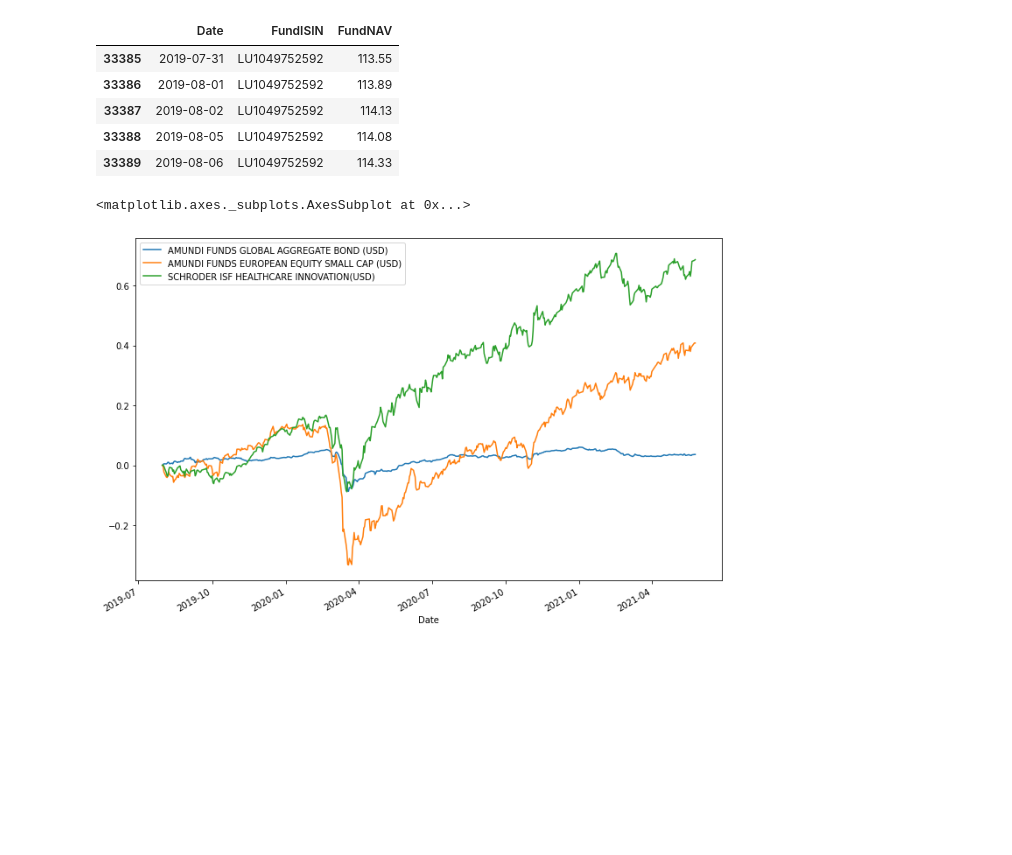
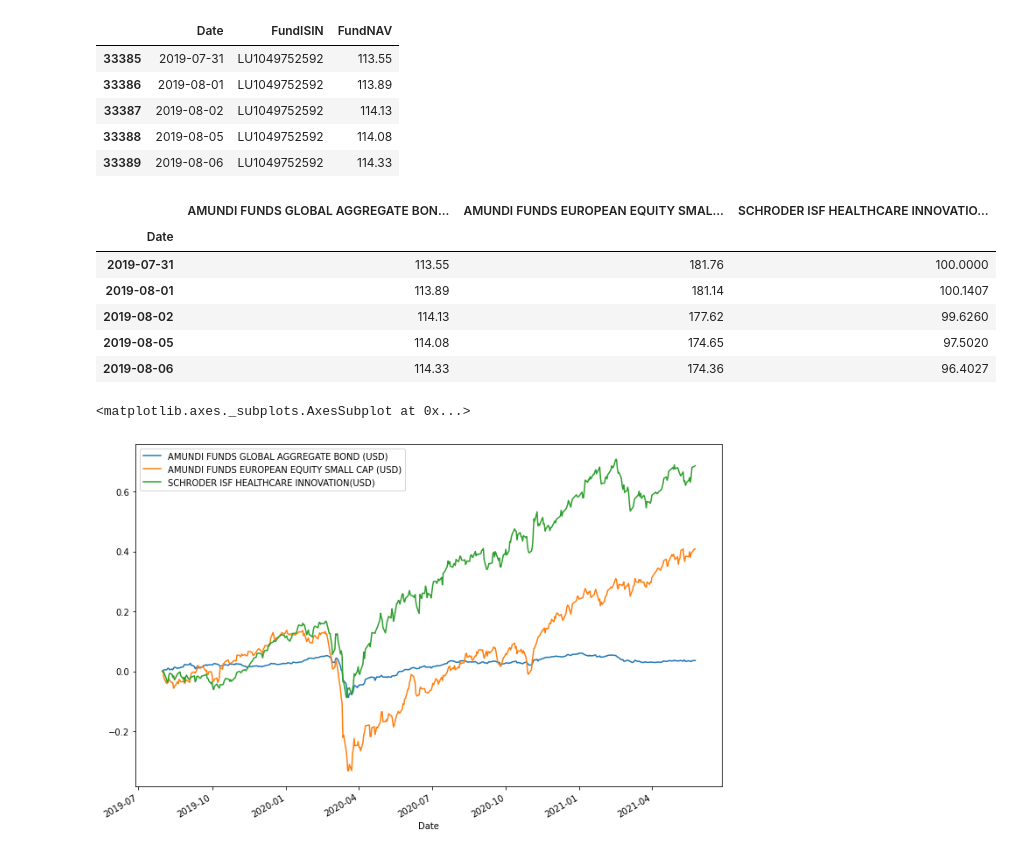
Before and after one commit to Nord-ouest-Advisors/InvestGuard, a Jupyter notebook: InvestGuard.ipynb, the cells around one changed output. Saved outputs shown, nothing was run; the diff lists cells and outputs as text; code cells hidden in the pictures; blank space fills up the shorter version.

```diff
--- a/InvestGuard.ipynb
+++ b/InvestGuard.ipynb
@@ -246,9 +246,9 @@ portfolios_dict
 
  [9 rows x 13 columns]}
 # %%
-prtfl = portfolios_dict['PopularPortfolio_04']
-prtfl_prices = prices[(prices['FundISIN'].isin(prtfl['FundISIN'].unique())) & (prices['Date']>=prtfl['InstructionDate'].min())]
-prtfl
+prtfl_trnx = portfolios_dict['PopularPortfolio_04']
+prtfl_prices = prices[(prices['FundISIN'].isin(prtfl_trnx['FundISIN'].unique())) & (prices['Date']>=prtfl_trnx['InstructionDate'].min())]
+prtfl_trnx
 # %% [output]
 |  | CustomerID | InstructionDate | FundISIN | FundName | FundCurrency | FundOperation | FundPortfolio | ... |
 | 12 | Admin | 2019-07-31 | LU1983299246 | SCHRODER ISF HEALTHCARE INNOVATION | USD | Buy | PopularPortfolio_04 | ... |
@@ -266,10 +266,20 @@ prtfl_prices.head()
 # %%
 prtfl_prices_df = prtfl_prices.set_index('Date')
 prtfl_prices_df = prtfl_prices_df.pivot(columns=['FundISIN']).fillna(method='bfill')
 prtfl_prices_df.columns = [col[1] for col in prtfl_prices_df.columns]
 prtfl_prices_df.rename(columns=names, inplace=True)
-cumulative_returns(prtfl_prices_df).plot(figsize=(12,8), legend=True)
+prtfl_prices_df.head()
 # %% [output]
-<matplotlib.axes._subplots.AxesSubplot at 0x...>
-[figure, removed]
+|  | AMUNDI FUNDS GLOBAL AGGREGATE BON... | AMUNDI FUNDS EUROPEAN EQUITY SMAL... | SCHRODER ISF HEALTHCARE INNOVATIO... |
+| Date |  |  |  |
+| 2019-07-31 | 113.55 | 181.76 | 100.0000 |
+| 2019-08-01 | 113.89 | 181.14 | 100.1407 |
+| 2019-08-02 | 114.13 | 177.62 | 99.6260 |
+| 2019-08-05 | 114.08 | 174.65 | 97.5020 |
+| 2019-08-06 | 114.33 | 174.36 | 96.4027 |
+# %%
+cumulative_returns(prtfl_prices_df).plot(figsize=(12,8), legend=True)
+# %% [output]
+<matplotlib.axes._subplots.AxesSubplot at 0x...>
+[figure, added]
 # %%
```
Also changed, not shown: parts of 4 cells of this notebook.
